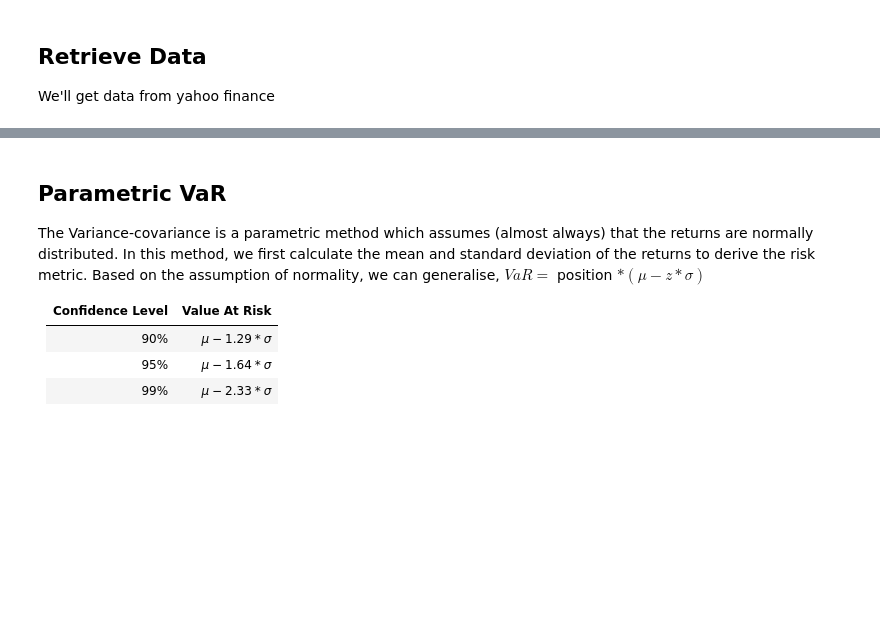
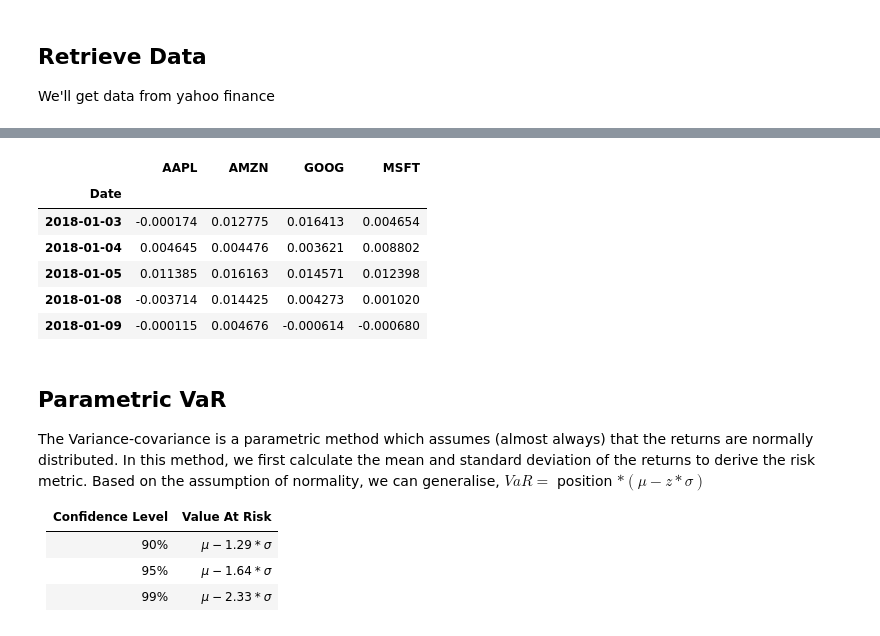
Before and after one commit to imharrisonking/cqf, a Jupyter notebook: 02-quantitative-risk-and-return/labs/02-value_at_risk_and_GARCH/VaR_and_GARCH.ipynb, the cells around one changed output, grey strips where cells are left out. Drawn from its saved outputs; the diff is of its cells as text; code cells hidden in the pictures; blank space fills up the shorter version.

```diff
--- a/02-quantitative-risk-and-return/labs/02-value_at_risk_and_GARCH/VaR_and_GARCH.ipynb
+++ b/02-quantitative-risk-and-return/labs/02-value_at_risk_and_GARCH/VaR_and_GARCH.ipynb
@@ -18,0 +53,12 @@ We'll get data from yahoo finance
+# %%
+# Calculte daily returns
+returns = df.pct_change().dropna()
+returns.head()
+# %% [output]
+|  | AAPL | AMZN | GOOG | MSFT |
+| Date |  |  |  |  |
+| 2018-01-03 | -0.000174 | 0.012775 | 0.016413 | 0.004654 |
+| 2018-01-04 | 0.004645 | 0.004476 | 0.003621 | 0.008802 |
+| 2018-01-05 | 0.011385 | 0.016163 | 0.014571 | 0.012398 |
+| 2018-01-08 | -0.003714 | 0.014425 | 0.004273 | 0.001020 |
+| 2018-01-09 | -0.000115 | 0.004676 | -0.000614 | -0.000680 |
```
Also changed, not shown: parts of 30 cells of this notebook, 4 other files.
